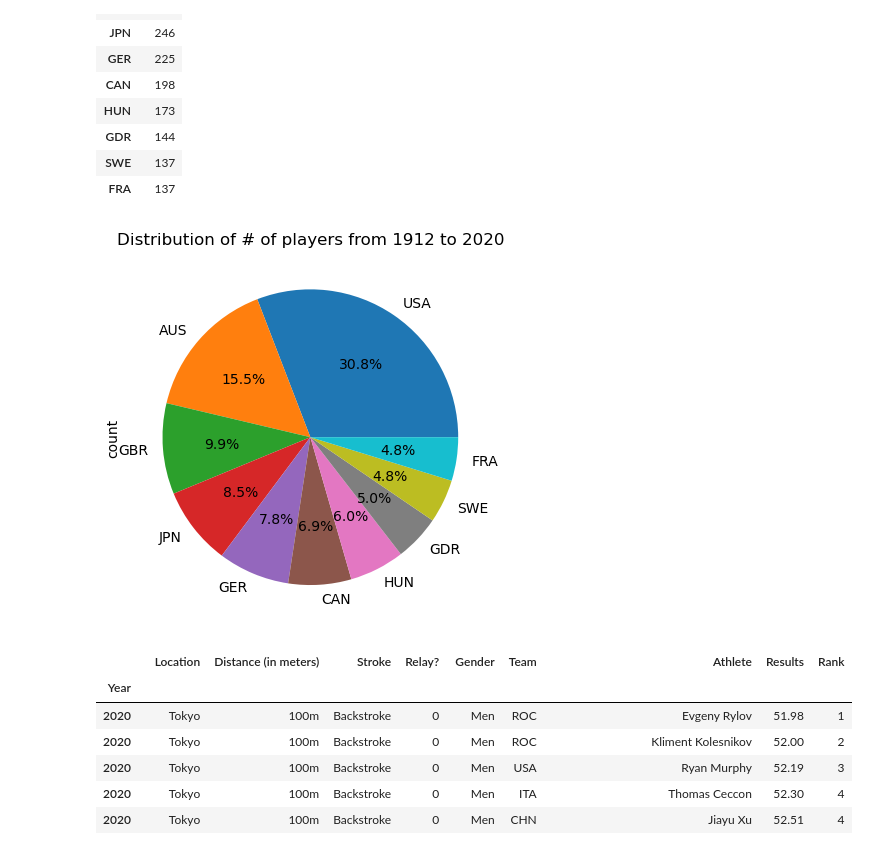
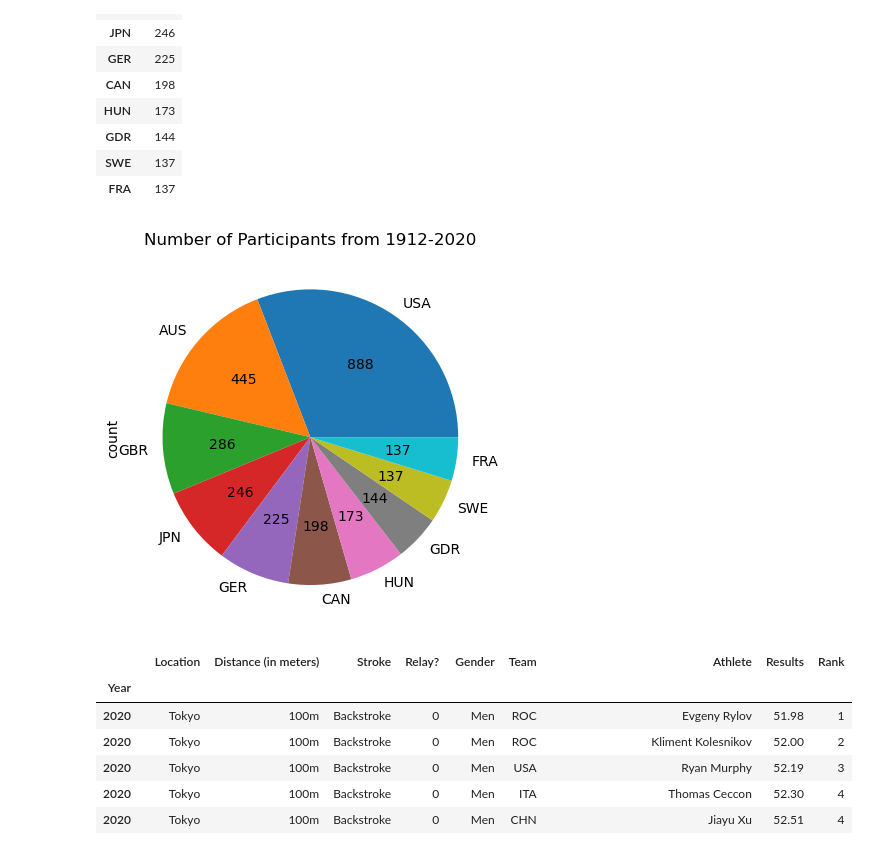
Before and after one commit to kkuria1/Olympic-swimming-analysis, a Jupyter notebook: Swimming_start.ipynb, the cells around one changed output. Cells and saved outputs as stored; diff of their text form; code cells hidden in the pictures.

```diff
--- a/Swimming_start.ipynb
+++ b/Swimming_start.ipynb
@@ -117,15 +143,15 @@ country_top
 | SWE | 137 |
 | FRA | 137 |
 # %%
-country_top.plot(kind="pie", y="count", legend=False, autopct='%1.1f%%', title = "Distribution of # of players from 1912 to 2020")
+country_top.plot(kind="pie", y="count", autopct=lambda pct: f"{pct*sum(country_top["count"])/100:.0f}", legend=False, title = "Number of Participants from 1912-2020")
 plt.show()
-# plt.legend(loc="lower right")
+# plt.legend(loc="lower right", autopct='%1.1f%%'legend=False,
 
                 # plot = df.plot.pie(y='hours', title="Title", legend=False, \
                 #    autopct='%1.1f%%', explode=(0, 0, 0.1), \
                 #    shadow=True, startangle=0)
 # %% [output]
-[figure, old version]
+[figure, new version]
 # %%
 df = df.set_index("Year")
 df
```
Also changed, not shown: parts of 14 cells of this notebook, 1 other file.
